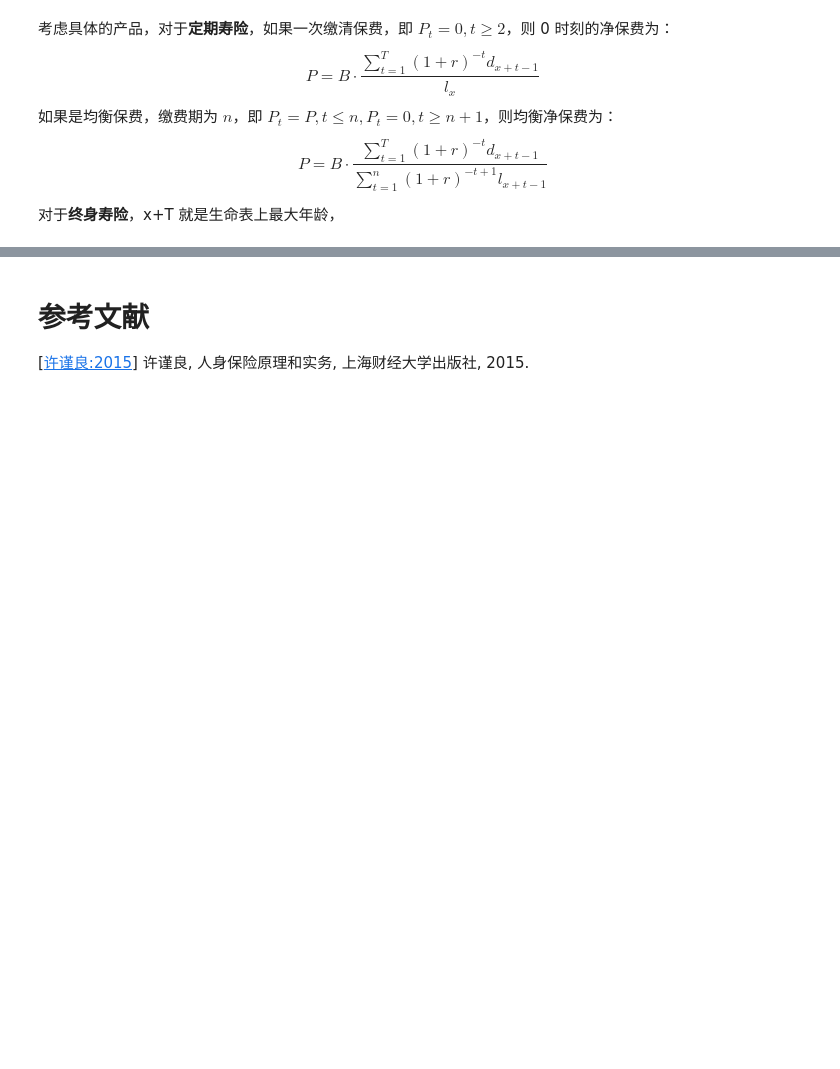
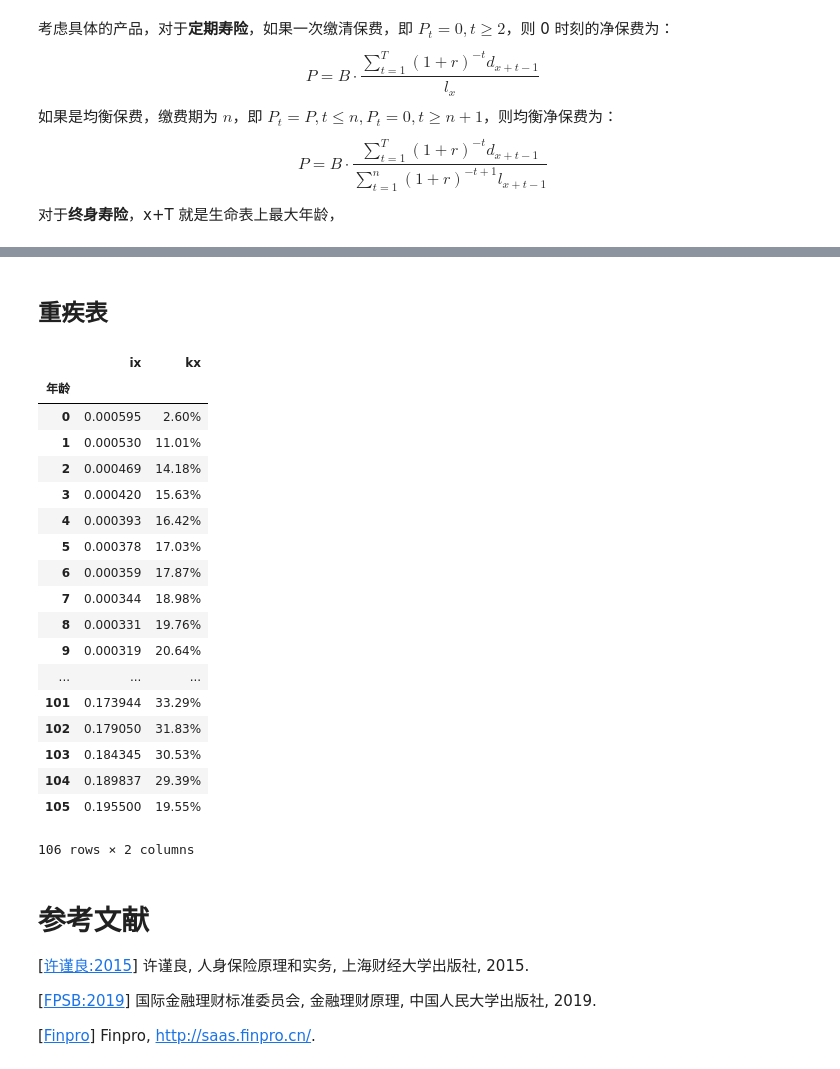
Before and after one commit to pyzeon/Research-2, a Jupyter notebook: 财富管理/保险规划.ipynb, the cells around one changed output, grey strips where cells are left out. Cells and saved outputs as stored; diff of their text form; code cells hidden in the pictures; blank space fills up the shorter version.

```diff
--- a/财富管理/保险规划.ipynb
+++ b/财富管理/保险规划.ipynb
@@ -398,4 +503,37 @@ pd.Series(v[:-1]).plot();
+# %% [markdown]
+## 重疾表
+# %%
+# 重疾发生率表
+import numpy as np
+import pandas as pd
+
+CITable = pd.read_csv("./csv/中国人身保险业重大疾病经验发生率表（2006－2010）.csv", index_col=0, header=0, encoding="utf-8", engine="python")
+CITable
+# %% [output]
+|  | ix | kx |
+| 年龄 |  |  |
+| 0 | 0.000595 | 2.60% |
+| 1 | 0.000530 | 11.01% |
+| 2 | 0.000469 | 14.18% |
+| 3 | 0.000420 | 15.63% |
+| 4 | 0.000393 | 16.42% |
+| 5 | 0.000378 | 17.03% |
+| 6 | 0.000359 | 17.87% |
+| 7 | 0.000344 | 18.98% |
+| 8 | 0.000331 | 19.76% |
+| 9 | 0.000319 | 20.64% |
+| ... | ... | ... |
+| 101 | 0.173944 | 33.29% |
+| 102 | 0.179050 | 31.83% |
+| 103 | 0.184345 | 30.53% |
+| 104 | 0.189837 | 29.39% |
+| 105 | 0.195500 | 19.55% |
+106 rows × 2 columns
 # %% [markdown]
 # 参考文献
 
 [<a id="cit-许谨良:2015" href="#call-许谨良:2015">许谨良:2015</a>] 许谨良, 人身保险原理和实务, 上海财经大学出版社, 2015.
+
+[<a id="cit-FPSB:2019" href="#call-FPSB:2019">FPSB:2019</a>] 国际金融理财标准委员会, 金融理财原理, 中国人民大学出版社, 2019.
+
+[<a id="cit-Finpro" href="#call-Finpro">Finpro</a>] Finpro, http://saas.finpro.cn/.
```
Also changed, not shown: parts of 13 cells of this notebook, 7 other files.
